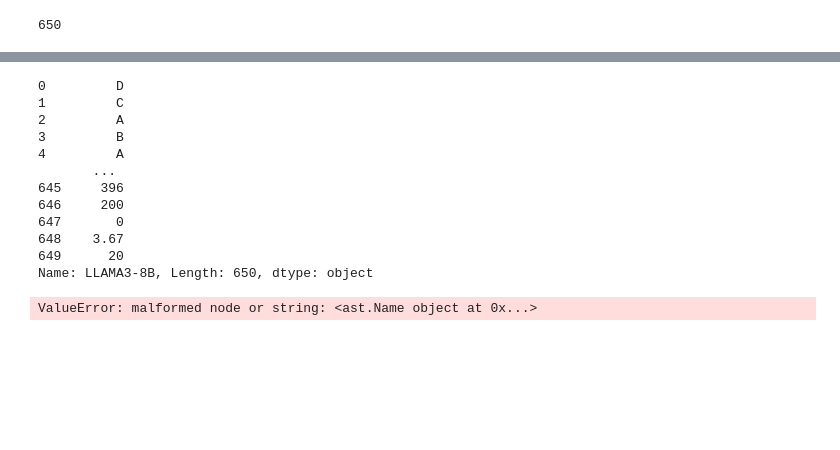
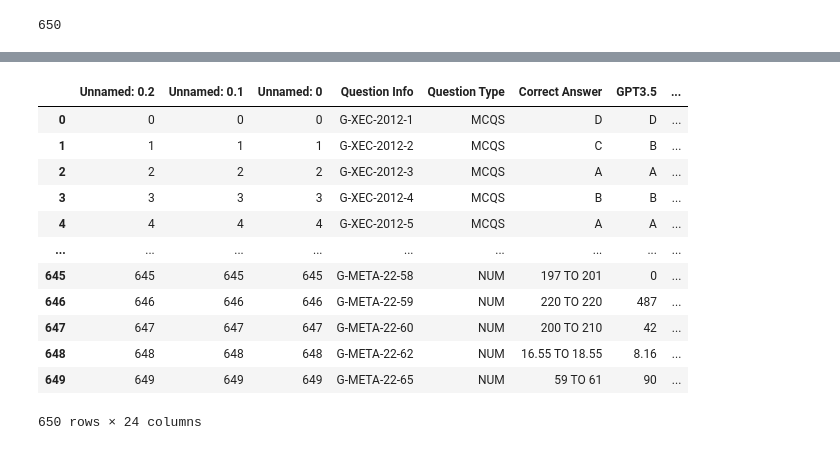
Before and after one commit to zakidotai/cerebras_mascqa, a Jupyter notebook: cerebras.ipynb, the cells around one changed output, grey strips where cells are left out. Drawn from its saved outputs; the diff is of its cells as text; code cells hidden in the pictures; blank space fills up the shorter version.

```diff
--- a/cerebras.ipynb
+++ b/cerebras.ipynb
@@ -258,15 +155,0 @@ df['LLAMA-SCOUT-filter'] = df['LLAMA-SCOUT-filter'].apply(lambda x: normalize(x)
-# %%
-df['LLAMA3-8B']
-# %% [output]
-0         D
-1         C
-2         A
-3         B
-4         A
-       ...
-645     396
-646     200
-647       0
-648    3.67
-649      20
-Name: LLAMA3-8B, Length: 650, dtype: object
@@ -275,4 +155,0 @@ for i in
-# %%
-df['LLAMA-SCOUT-filter'].apply(lambda x: ast.literal_eval(x))
-# %% [output]
-ValueError: malformed node or string: <ast.Name object at 0x...>
@@ -281,3 +156,21 @@ ValueError: malformed node or string: <ast.Name object at 0x...>
+# %%
+df = pd.read_excel('cerebras.xlsx')
+# %%
+df
+# %% [output]
+|  | Unnamed: 0.2 | Unnamed: 0.1 | Unnamed: 0 | Question Info | Question Type | Correct Answer | GPT3.5 | ... |
+| 0 | 0 | 0 | 0 | G-XEC-2012-1 | MCQS | D | D | ... |
+| 1 | 1 | 1 | 1 | G-XEC-2012-2 | MCQS | C | B | ... |
+| 2 | 2 | 2 | 2 | G-XEC-2012-3 | MCQS | A | A | ... |
+| 3 | 3 | 3 | 3 | G-XEC-2012-4 | MCQS | B | B | ... |
+| 4 | 4 | 4 | 4 | G-XEC-2012-5 | MCQS | A | A | ... |
+| ... | ... | ... | ... | ... | ... | ... | ... | ... |
+| 645 | 645 | 645 | 645 | G-META-22-58 | NUM | 197 TO 201 | 0 | ... |
+| 646 | 646 | 646 | 646 | G-META-22-59 | NUM | 220 TO 220 | 487 | ... |
+| 647 | 647 | 647 | 647 | G-META-22-60 | NUM | 200 TO 210 | 42 | ... |
+| 648 | 648 | 648 | 648 | G-META-22-62 | NUM | 16.55 TO 18.55 | 8.16 | ... |
+| 649 | 649 | 649 | 649 | G-META-22-65 | NUM | 59 TO 61 | 90 | ... |
+650 rows × 24 columns
 # %%
 def extract_corresponding_value(question, correct_answer):
     # Find the option corresponding to the correct answer letter
```
Also changed, not shown: parts of 18 cells of this notebook.
